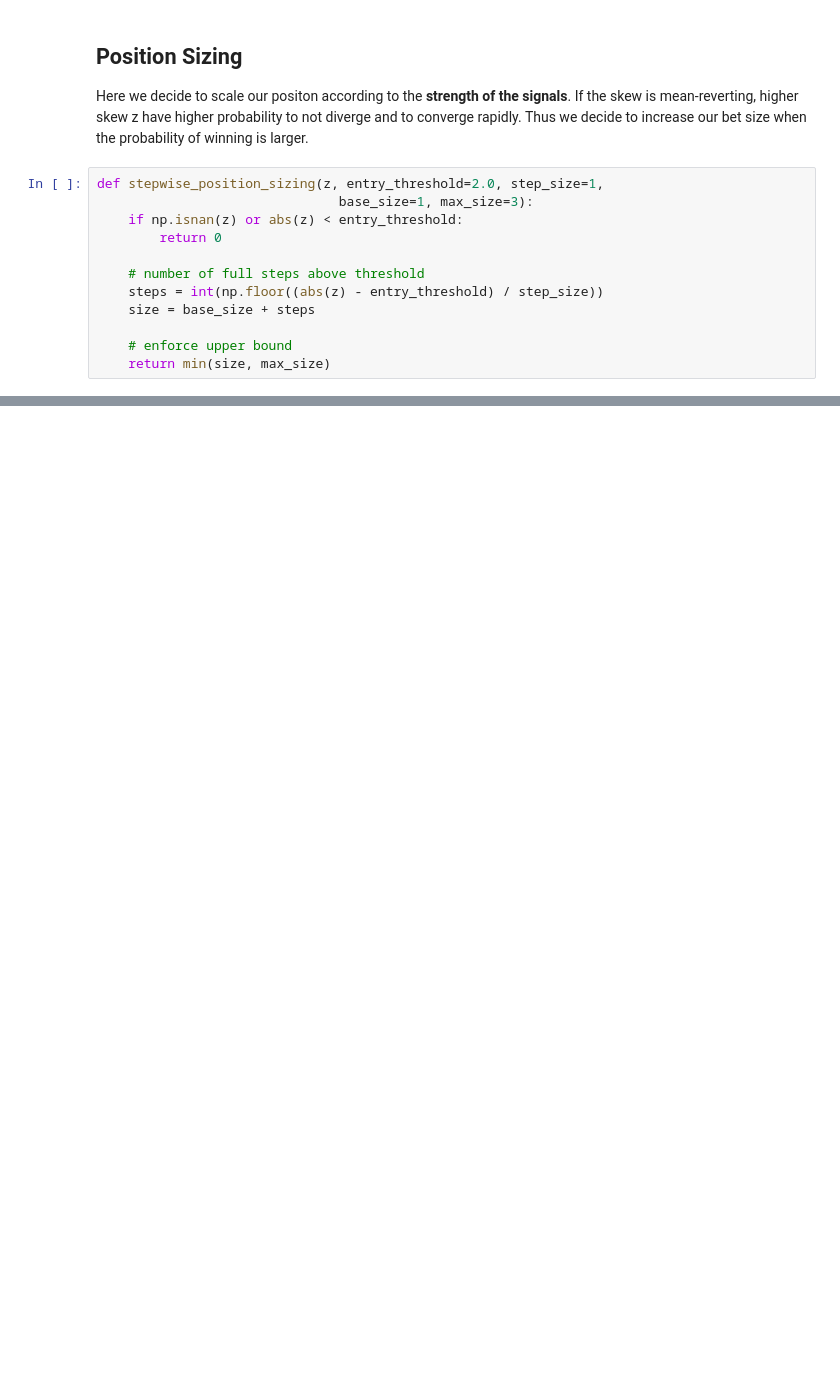
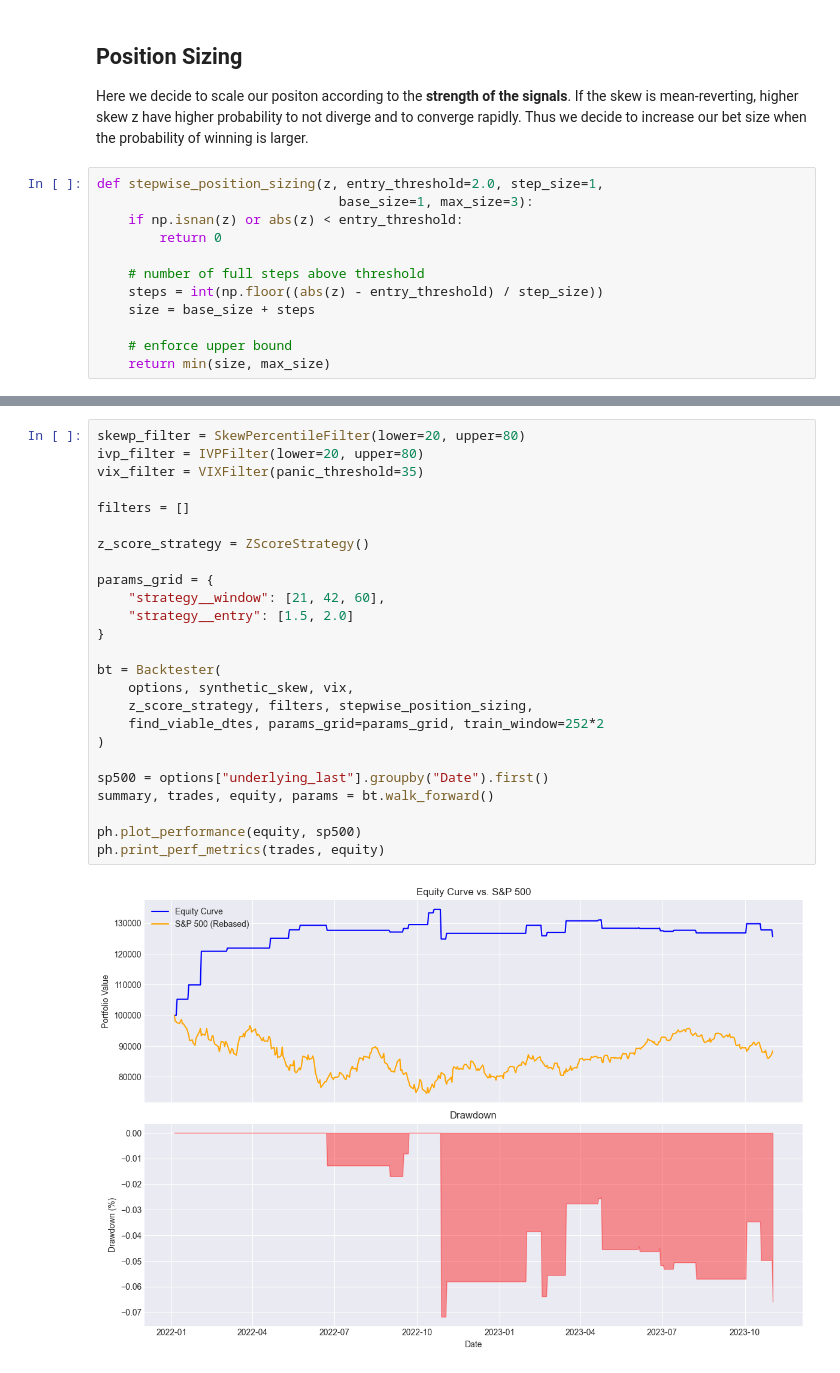
Before and after one commit to anthonymakarewicz/volatility-trading, a Jupyter notebook: skew_trading.ipynb, the cells around one changed output, grey strips where cells are left out. Saved outputs shown, nothing was run; the diff lists cells and outputs as text; blank space fills up the shorter version.

```diff
--- a/skew_trading.ipynb
+++ b/skew_trading.ipynb
@@ -1464,0 +1759,27 @@ contracts
+# %%
+skewp_filter = SkewPercentileFilter(lower=20, upper=80)
+ivp_filter = IVPFilter(lower=20, upper=80)
+vix_filter = VIXFilter(panic_threshold=35)
+
+filters = []
+
+z_score_strategy = ZScoreStrategy()
+
+params_grid = {
+    "strategy__window": [21, 42, 60],
+    "strategy__entry": [1.5, 2.0]
+}
+
+bt = Backtester(
+    options, synthetic_skew, vix,
+    z_score_strategy, filters, stepwise_position_sizing,
+    find_viable_dtes, params_grid=params_grid, train_window=252*2
+)
+
+sp500 = options["underlying_last"].groupby("Date").first()
+summary, trades, equity, params = bt.walk_forward()
+
+ph.plot_performance(equity, sp500)
+ph.print_perf_metrics(trades, equity)
+# %% [output]
+[figure, added]
```
Also changed, not shown: parts of 16 cells of this notebook, 1 other file.
